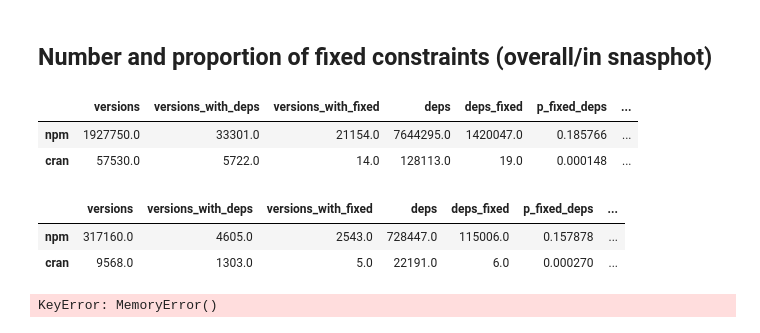
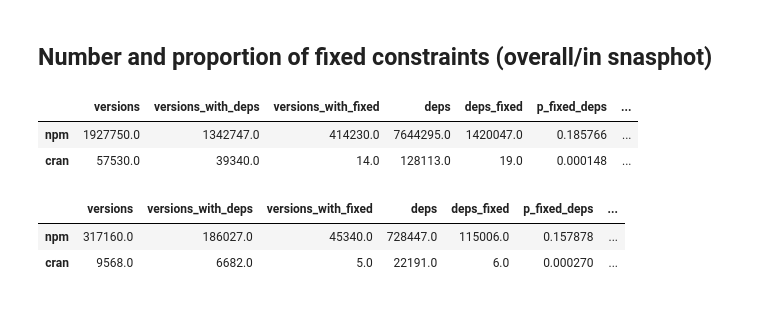
Before and after one commit to maelick/deps-analysis, a Jupyter notebook: notebook/Exploratory.ipynb, the cells around one changed output. Drawn from its saved outputs; the diff is of its cells as text; code cells hidden in the pictures.

```diff
--- a/notebook/Exploratory.ipynb
+++ b/notebook/Exploratory.ipynb
@@ -82,44 +82,44 @@ df
 # %%
 df = pandas.DataFrame(index=ecosystems)
 df_snapshot = pandas.DataFrame(index=ecosystems)
 
 for ecos in ecosystems:
     latest_date = df_pkg[ecos]['time'].max()
     snapshot_pkg, snapshot_deps = snapshot(latest_date, df_pkg[ecos], df_deps[ecos])
 
     df.loc[ecos, 'versions'] = len(df_pkg[ecos])
-    df.loc[ecos, 'versions_with_deps'] = len(df_deps[ecos].groupby('version'))
-    df.loc[ecos, 'versions_with_fixed'] = len(df_deps[ecos].query('fixed == True').groupby('version'))
+    df.loc[ecos, 'versions_with_deps'] = len(df_deps[ecos].groupby(['package', 'version']))
+    df.loc[ecos, 'versions_with_fixed'] = len(df_deps[ecos].query('fixed == True').groupby(['package', 'version']))
     df.loc[ecos, 'deps'] = len(df_deps[ecos])
     df.loc[ecos, 'deps_fixed'] = len(df_deps[ecos].query('fixed == True'))
 
     df_snapshot.loc[ecos, 'versions'] = len(snapshot_pkg)
-    df_snapshot.loc[ecos, 'versions_with_deps'] = len(snapshot_deps.groupby('version'))
-    df_snapshot.loc[ecos, 'versions_with_fixed'] = len(snapshot_deps.query('fixed == True').groupby('version'))
+    df_snapshot.loc[ecos, 'versions_with_deps'] = len(snapshot_deps.groupby(['package', 'version']))
+    df_snapshot.loc[ecos, 'versions_with_fixed'] = len(snapshot_deps.query('fixed == True').groupby(['package', 'version']))
     df_snapshot.loc[ecos, 'deps'] = len(snapshot_deps)
     df_snapshot.loc[ecos, 'deps_fixed'] = len(snapshot_deps.query('fixed == True'))
 
 df['p_fixed_deps'] = df['deps_fixed'] / df['deps']
 df['p_versions_with_fixed'] = df['versions_with_fixed'] / df['versions']
 df['p_versions_with_deps_with_fixed'] = df['versions_with_fixed'] / df['versions_with_deps']
 
 df_snapshot['p_fixed_deps'] = df_snapshot['deps_fixed'] / df_snapshot['deps']
 df_snapshot['p_versions_with_fixed'] = df_snapshot['versions_with_fixed'] / df_snapshot['versions']
 df_snapshot['p_versions_with_deps_with_fixed'] = df_snapshot['versions_with_fixed'] / df_snapshot['versions_with_deps']
 
 df
 # %% [output]
 |  | versions | versions_with_deps | versions_with_fixed | deps | deps_fixed | p_fixed_deps | ... |
-| npm | 1927750.0 | 33301.0 | 21154.0 | 7644295.0 | 1420047.0 | 0.185766 | ... |
-| cran | 57530.0 | 5722.0 | 14.0 | 128113.0 | 19.0 | 0.000148 | ... |
+| npm | 1927750.0 | 1342747.0 | 414230.0 | 7644295.0 | 1420047.0 | 0.185766 | ... |
+| cran | 57530.0 | 39340.0 | 14.0 | 128113.0 | 19.0 | 0.000148 | ... |
 # %%
 df_snapshot
 # %% [output]
 |  | versions | versions_with_deps | versions_with_fixed | deps | deps_fixed | p_fixed_deps | ... |
-| npm | 317160.0 | 4605.0 | 2543.0 | 728447.0 | 115006.0 | 0.157878 | ... |
-| cran | 9568.0 | 1303.0 | 5.0 | 22191.0 | 6.0 | 0.000270 | ... |
+| npm | 317160.0 | 186027.0 | 45340.0 | 728447.0 | 115006.0 | 0.157878 | ... |
+| cran | 9568.0 | 6682.0 | 5.0 | 22191.0 | 6.0 | 0.000270 | ... |
 # %%
-dates = pandas.date_range('2010-01-01', '2016-09-01', freq='6M') - pandas.Timedelta('30D')
+dates = pandas.date_range('2010-01-01', '2016-09-01', freq='12M') - pandas.Timedelta('30D')
 
 df_t_versions = pandas.DataFrame(index=dates, columns=ecosystems)
 df_t_deps = pandas.DataFrame(index=dates, columns=ecosystems)
@@ -143,12 +143,10 @@ for ecos in ecosystems:
 
         # Packages are in conflict if they have the same dependency but with distinct fixed versions
         conflicts = len(deps.query('fixed == True')
-                         .merge(fixed, how='inner', on=['dependency'], suffixes=['_left', '_right'])
+                         .merge(deps.query('fixed == True'), how='inner', on=['dependency'], suffixes=['_left', '_right'])
                          .query('package_left != package_right and constraint_left != constraint_right')
                          .groupby('package_left'))
-        df_t_conflict.loc[date, ecos] = conflicts
+        df_t_conflict.loc[date, ecos] = conflicts / packages
-# %% [output]
-KeyError: MemoryError()
 # %%
 fig, axes = matplotlib.pyplot.subplots(nrows=4, sharex=True)
 
```
Also changed, not shown: parts of 1 cell of this notebook.
